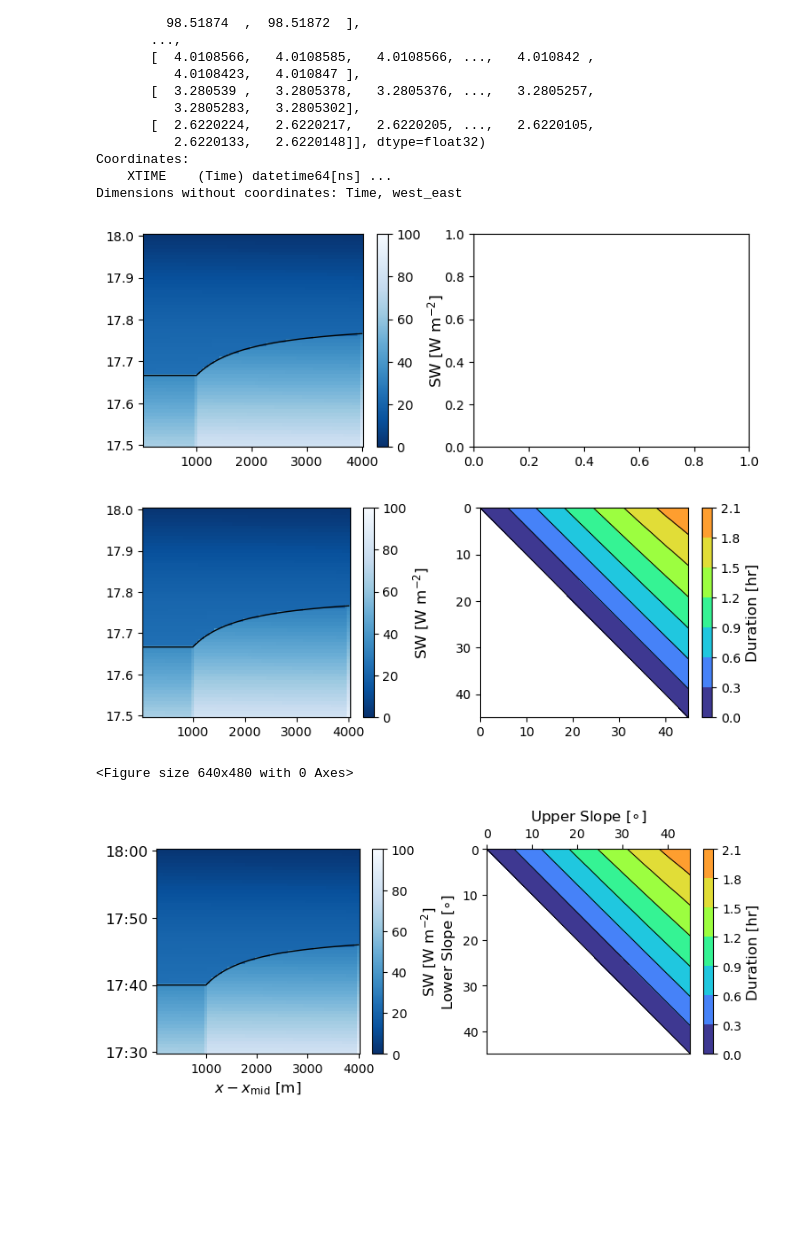
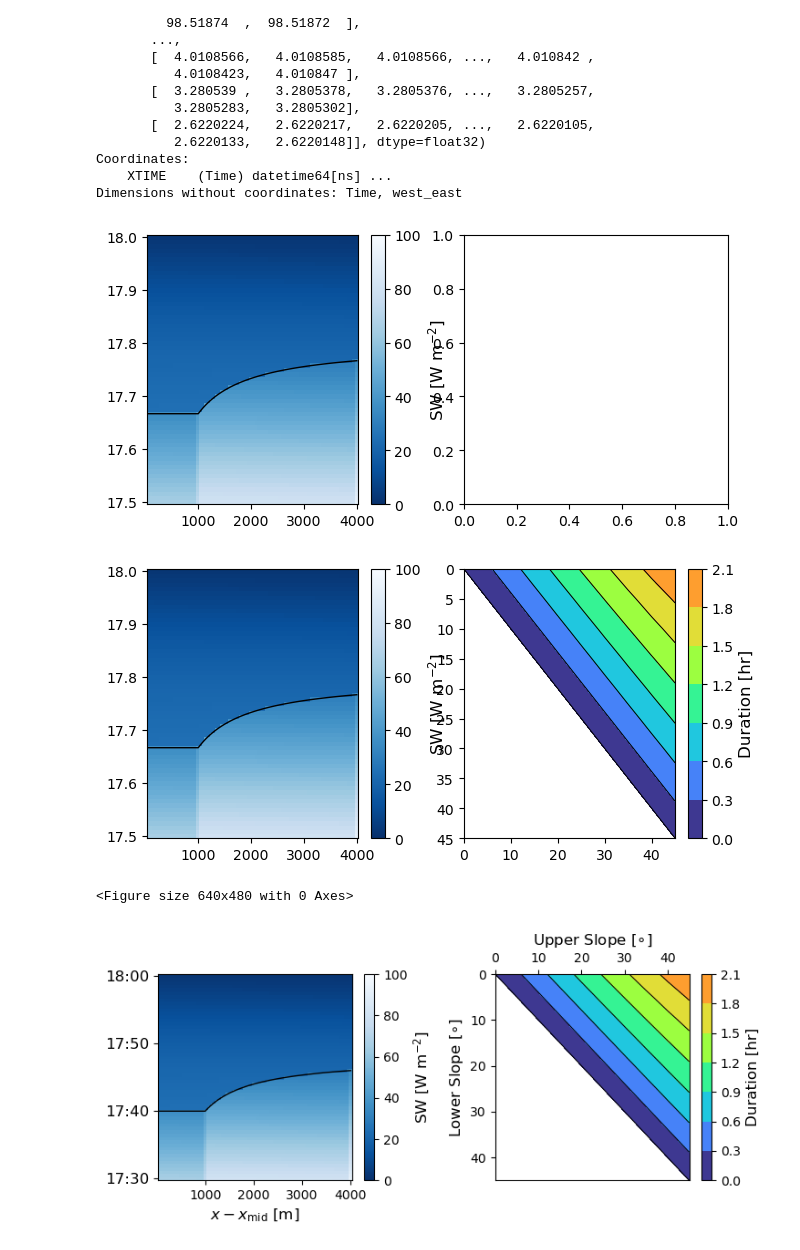
Before and after one commit to adconnolly/SlopeFlow, a Jupyter notebook: analysis/plot_panel_XTime_Tshadow.ipynb, the cells around one changed output. Cells and saved outputs as stored; diff of their text form; code cells hidden in the pictures; blank space fills up the shorter version.

Commit message:
tight layout fix size of png plot issue

```diff
--- a/analysis/plot_panel_XTime_Tshadow.ipynb
+++ b/analysis/plot_panel_XTime_Tshadow.ipynb
@@ -110,28 +110,28 @@ for upper in uppers:
 # %%
 try:
     del(fig, axs)
     print("deleted old figure")
-    fig, axs = plt.subplots( 1, 2, figsize=(8, 3) , cpnstrained_layout = True)
+    fig, axs = plt.subplots( 1, 2, figsize=(7.5, 3.5) )
 except:
-    fig, axs = plt.subplots( 1, 2, figsize=(8.5, 3) )
+    fig, axs = plt.subplots( 1, 2, figsize=(7.5, 3.5) )
 
 cbarLabels = [r'SW [W m$^{-2}$]']
 vmin = 0
 vmax = 100
 
 cf2 = axs[0].pcolor( x[:,ixstart:ixend], t[:,ixstart:ixend],sw[:,ixstart:ixend].values, cmap="Blues_r", vmin=vmin, vmax=vmax)
 # vmin, vmax = cf.get_clim()
 
 cb = plt.colorbar(
     cf2,
     ax=axs[0],
     norm=matplotlib.colors.Normalize(vmin=vmin, vmax=vmax),
     cmap="Blues_r")
 cb.set_label(cbarLabels[0],fontsize=12)
 
 shd = axs[0].plot(xv[ixstart:ixend], t_shadow[ixstart:ixend], 'k', linewidth=1)
 # %% [output]
-[figure, old version]
+[figure, new version]
 # %%
 #fig, axs = plt.subplots( 1, 2, figsize=(12, 4) )
 cbarLabels = [r'Duration [hr]']
@@ -151,10 +151,9 @@ cb = plt.colorbar(
     cmap="turbo",label=cbarLabels[0]
 )
 cb.set_label(cbarLabels[0],fontsize=12)
-fig.subplots_adjust(wspace=0.3)
 fig
 # %% [output]
-[figure, old version]
+[figure, new version]
 <Figure size 640x480 with 0 Axes>
 # %%
 axs[1].set_ylabel(r'Lower Slope [$\circ$]', size=12)
@@ -164,9 +163,10 @@ axs[1].set_title(r'Upper Slope [$\circ$]', size=12)
 axs[0].set_xlabel(r'$x-x_{\text{mid}}$ [m]', size=12)
 axs[0].set_yticks([17.5, 17.+40./60. , 17.+50./60. , 18])
 axs[0].set_yticklabels(['17:30', '17:40', '17:50', '18:00'], size=12)
+fig.tight_layout()
 fig
 # %% [output]
-[figure, old version]
+[figure, new version]
 # %%
 save=True
 if save:
```
Also changed, not shown: 2 other files.
